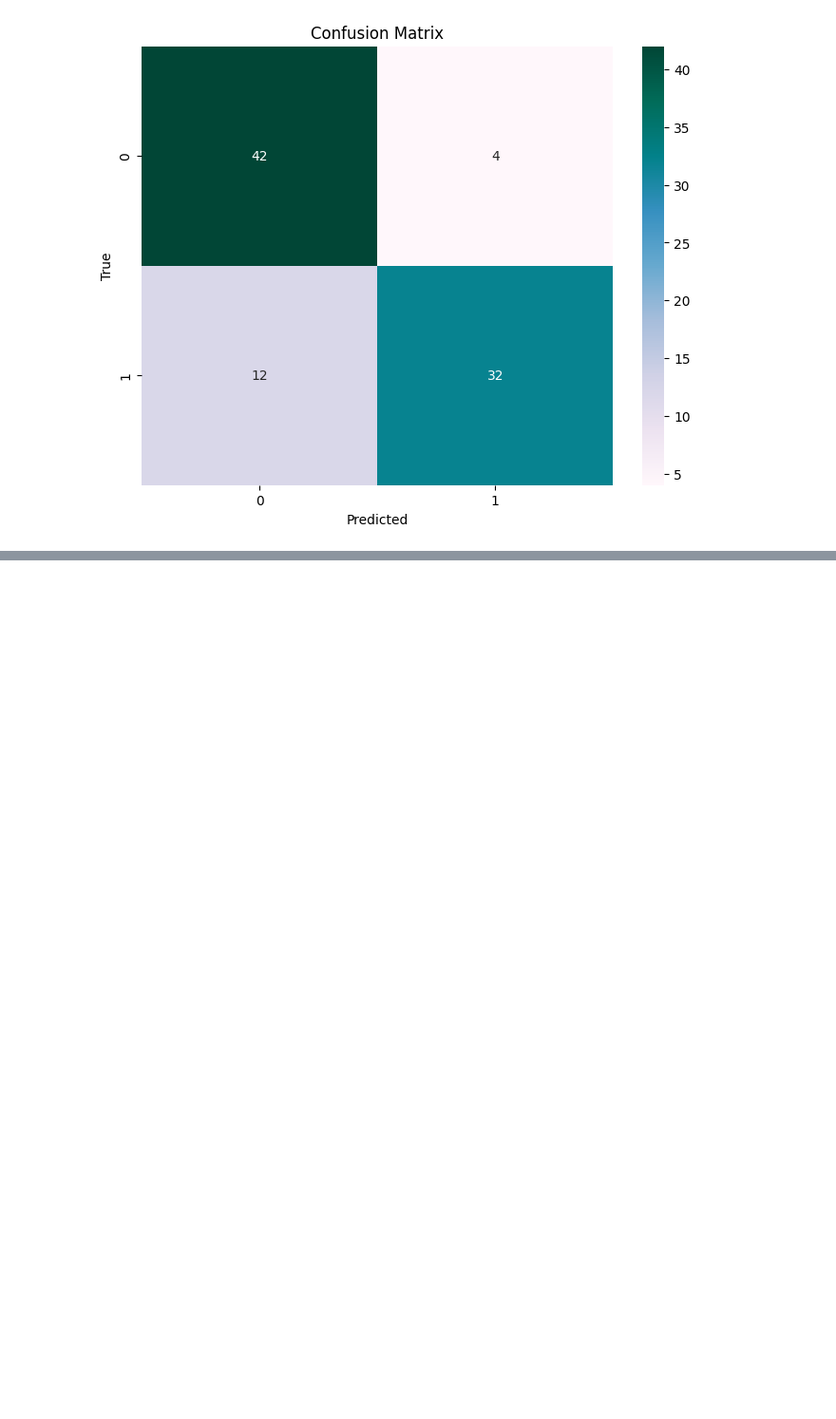
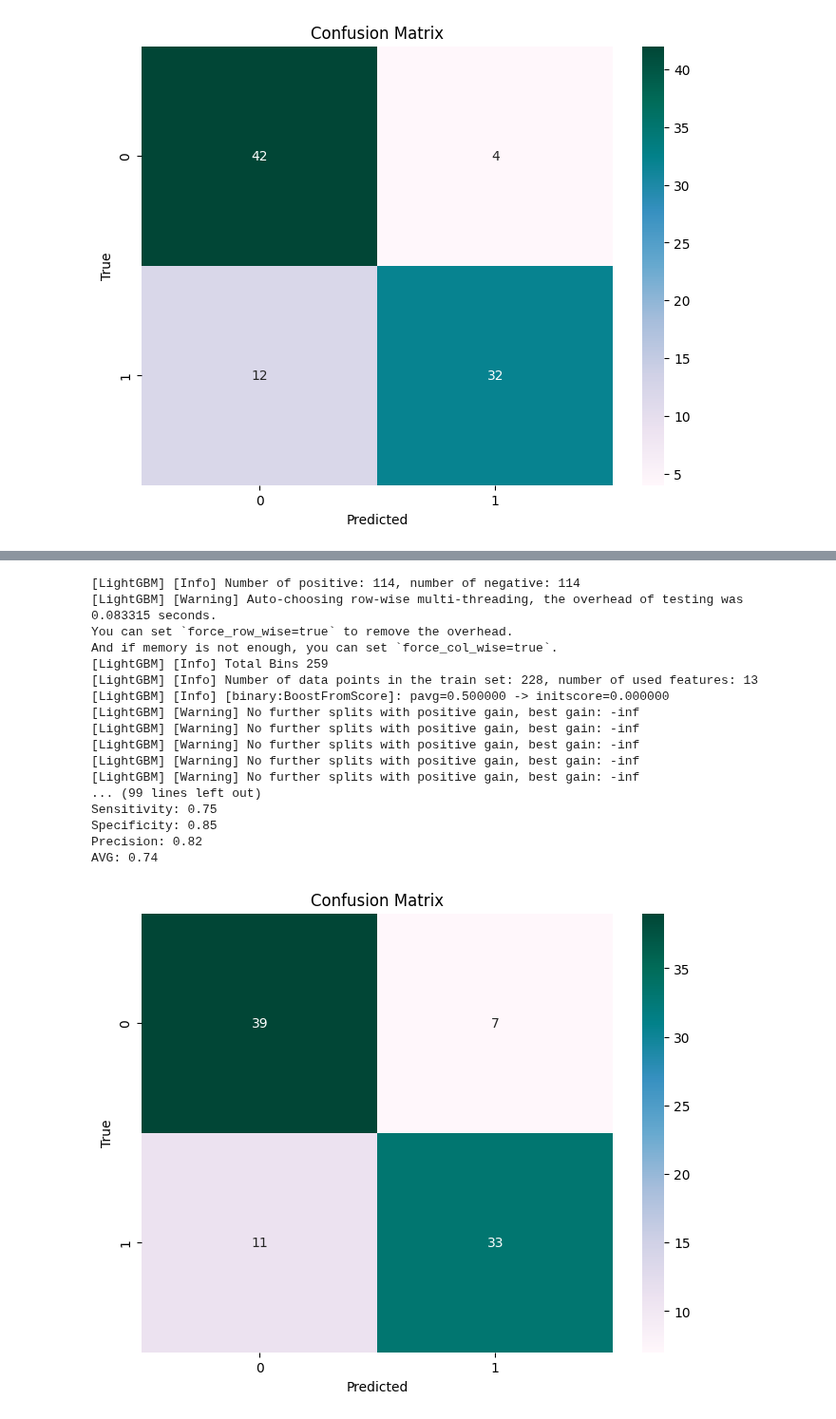
Before and after one commit to MrDomian/Heart-Disease-Risk-Prediction, a Jupyter notebook: Machine learning.ipynb, the cells around one changed output, grey strips where cells are left out. Shown at 95% size. Saved outputs shown, nothing was run; the diff lists cells and outputs as text; code cells hidden in the pictures; blank space fills up the shorter version.

```diff
--- a/Machine learning.ipynb
+++ b/Machine learning.ipynb
@@ -197,0 +264,28 @@ AVG: 0.76
+# %%
+from lightgbm import LGBMClassifier
+
+model = LGBMClassifier()
+
+y_pred = train_model(model, X_train, X_test, y_train)
+results, conf_matrix = generate_results(y_pred, y_test)
+display_results(results)
+display_confusion_matrix(conf_matrix)
+# %% [output]
+[LightGBM] [Info] Number of positive: 114, number of negative: 114
+[LightGBM] [Warning] Auto-choosing row-wise multi-threading, the overhead of testing was 0.083315 seconds.
+You can set `force_row_wise=true` to remove the overhead.
+And if memory is not enough, you can set `force_col_wise=true`.
+[LightGBM] [Info] Total Bins 259
+[LightGBM] [Info] Number of data points in the train set: 228, number of used features: 13
+[LightGBM] [Info] [binary:BoostFromScore]: pavg=0.500000 -> initscore=0.000000
+[LightGBM] [Warning] No further splits with positive gain, best gain: -inf
+[LightGBM] [Warning] No further splits with positive gain, best gain: -inf
+[LightGBM] [Warning] No further splits with positive gain, best gain: -inf
+[LightGBM] [Warning] No further splits with positive gain, best gain: -inf
+[LightGBM] [Warning] No further splits with positive gain, best gain: -inf
+... (99 lines left out)
+Sensitivity: 0.75
+Specificity: 0.85
+Precision: 0.82
+AVG: 0.74
+[figure, added]
```
Also changed, not shown: parts of 3 cells of this notebook.
